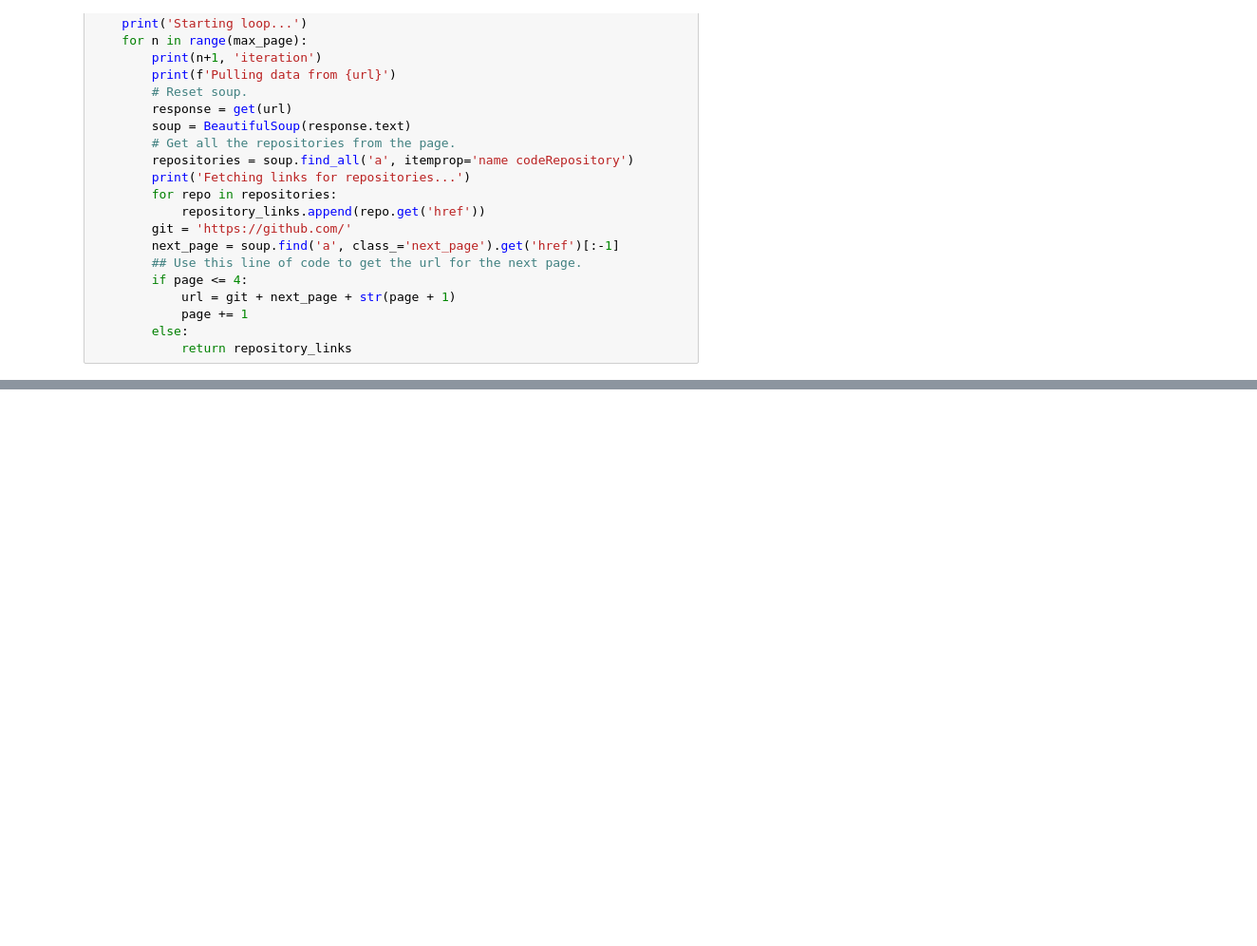
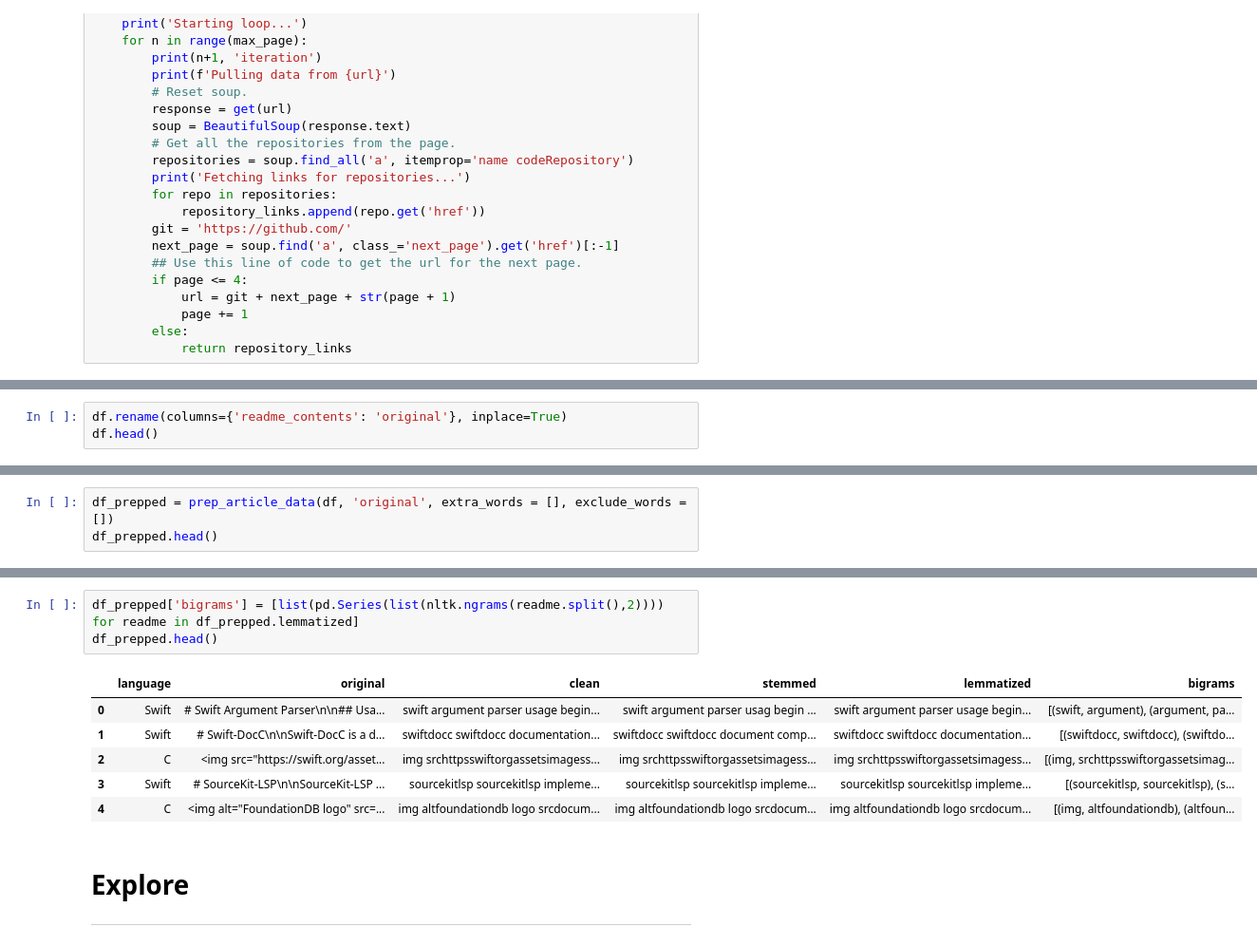
Before and after one commit to NLP-Github-Project-Hopper5/NLP-Github-Project, a Jupyter notebook: jos-workbook.ipynb, the cells around one changed output, grey strips where cells are left out. Shown at 95% size. Saved outputs shown, nothing was run; the diff lists cells and outputs as text; blank space fills up the shorter version.

```diff
--- a/jos-workbook.ipynb
+++ b/jos-workbook.ipynb
@@ -174,0 +230,3 @@ memory usage: 4.6+ KB
+# %%
+df.rename(columns={'readme_contents': 'original'}, inplace=True)
+df.head()
@@ -174,0 +240,3 @@ memory usage: 4.6+ KB
+# %%
+df_prepped = prep_article_data(df, 'original', extra_words = [], exclude_words = [])
+df_prepped.head()
@@ -174,0 +250,13 @@ memory usage: 4.6+ KB
+# %%
+df_prepped['bigrams'] = [list(pd.Series(list(nltk.ngrams(readme.split(),2)))) for readme in df_prepped.lemmatized]
+df_prepped.head()
+# %% [output]
+|  | language | original | clean | stemmed | lemmatized | bigrams |
+| 0 | Swift | # Swift Argument Parser\n\n## Usa... | swift argument parser usage begin... | swift argument parser usag begin ... | swift argument parser usage begin... | [(swift, argument), (argument, pa... |
+| 1 | Swift | # Swift-DocC\n\nSwift-DocC is a d... | swiftdocc swiftdocc documentation... | swiftdocc swiftdocc document comp... | swiftdocc swiftdocc documentation... | [(swiftdocc, swiftdocc), (swiftdo... |
+| 2 | C | <img src="https://swift.org/asset... | img srchttpsswiftorgassetsimagess... | img srchttpsswiftorgassetsimagess... | img srchttpsswiftorgassetsimagess... | [(img, srchttpsswiftorgassetsimag... |
+| 3 | Swift | # SourceKit-LSP\n\nSourceKit-LSP ... | sourcekitlsp sourcekitlsp impleme... | sourcekitlsp sourcekitlsp impleme... | sourcekitlsp sourcekitlsp impleme... | [(sourcekitlsp, sourcekitlsp), (s... |
+| 4 | C | <img alt="FoundationDB logo" src=... | img altfoundationdb logo srcdocum... | img altfoundationdb logo srcdocum... | img altfoundationdb logo srcdocum... | [(img, altfoundationdb), (altfoun... |
+# %% [markdown]
+# Explore
+___
```
Also changed, not shown: parts of 41 cells of this notebook.
